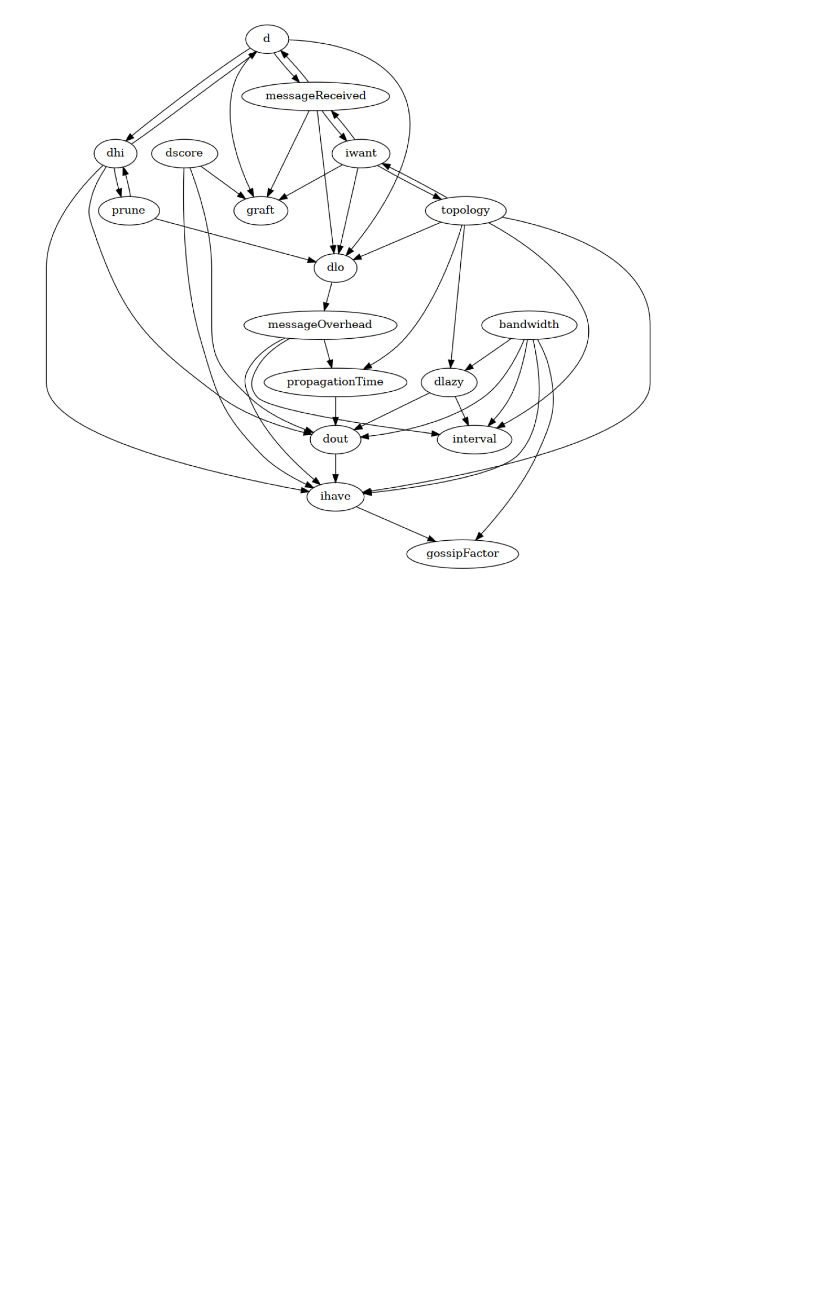
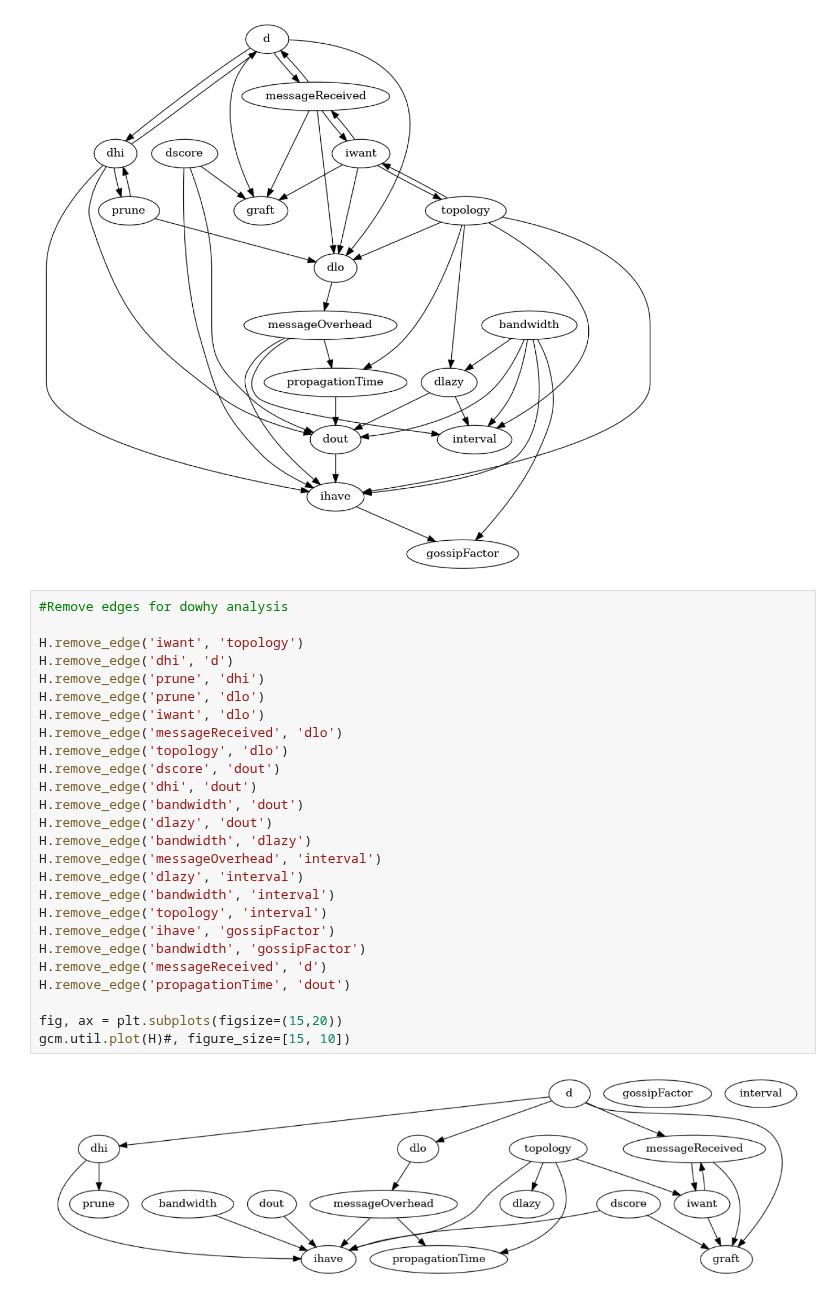
Before and after one commit to FlavScheidt/flexi-pipe, a Jupyter notebook: data/CausalAnalysis/CausalDiscovery/GESANalysis.ipynb, the cells around one changed output. Cells and saved outputs as stored; diff of their text form; blank space fills up the shorter version.

Commit message:
Prunning GES graph

```diff
--- a/data/CausalAnalysis/CausalDiscovery/GESANalysis.ipynb
+++ b/data/CausalAnalysis/CausalDiscovery/GESANalysis.ipynb
@@ -151,3 +153,31 @@ fig, ax = plt.subplots(figsize=(15,20))
 gcm.util.plot(H)#, figure_size=[15, 10])
 # %% [output]
 [figure]
+# %%
+#Remove edges for dowhy analysis
+
+H.remove_edge('iwant', 'topology')
+H.remove_edge('dhi', 'd')
+H.remove_edge('prune', 'dhi')
+H.remove_edge('prune', 'dlo')
+H.remove_edge('iwant', 'dlo')
+H.remove_edge('messageReceived', 'dlo')
+H.remove_edge('topology', 'dlo')
+H.remove_edge('dscore', 'dout')
+H.remove_edge('dhi', 'dout')
+H.remove_edge('bandwidth', 'dout')
+H.remove_edge('dlazy', 'dout')
+H.remove_edge('bandwidth', 'dlazy')
+H.remove_edge('messageOverhead', 'interval')
+H.remove_edge('dlazy', 'interval')
+H.remove_edge('bandwidth', 'interval')
+H.remove_edge('topology', 'interval')
+H.remove_edge('ihave', 'gossipFactor')
+H.remove_edge('bandwidth', 'gossipFactor')
+H.remove_edge('messageReceived', 'd')
+H.remove_edge('propagationTime', 'dout')
+
+fig, ax = plt.subplots(figsize=(15,20))
+gcm.util.plot(H)#, figure_size=[15, 10])
+# %% [output]
+[figure, added]
```
Also changed, not shown: parts of 1 cell of this notebook, 5 other files.
